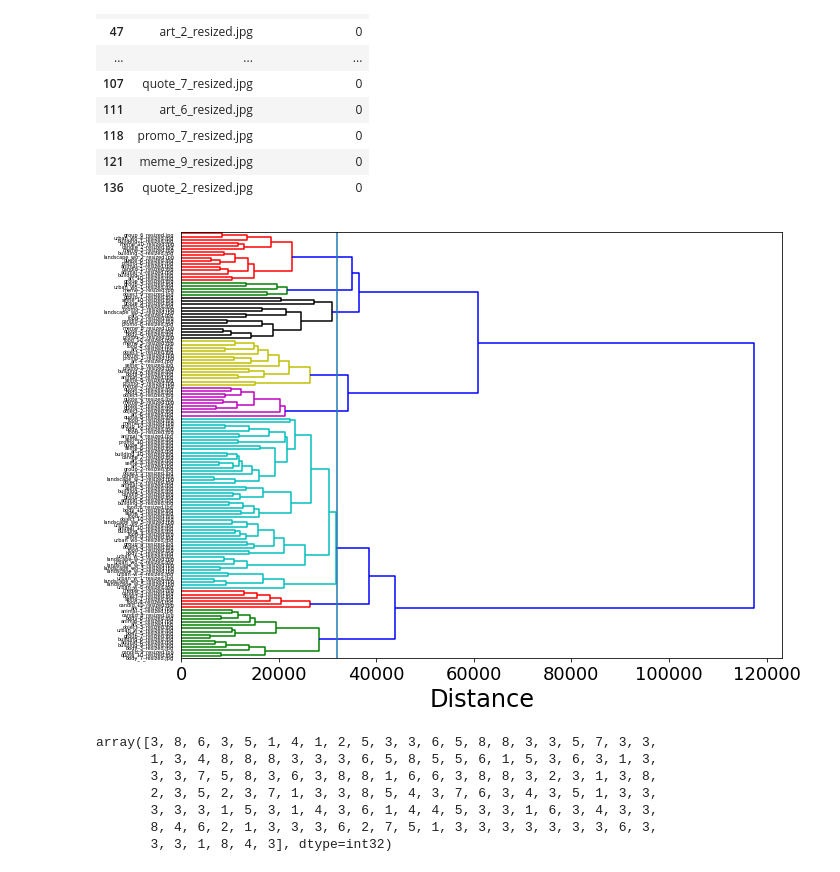
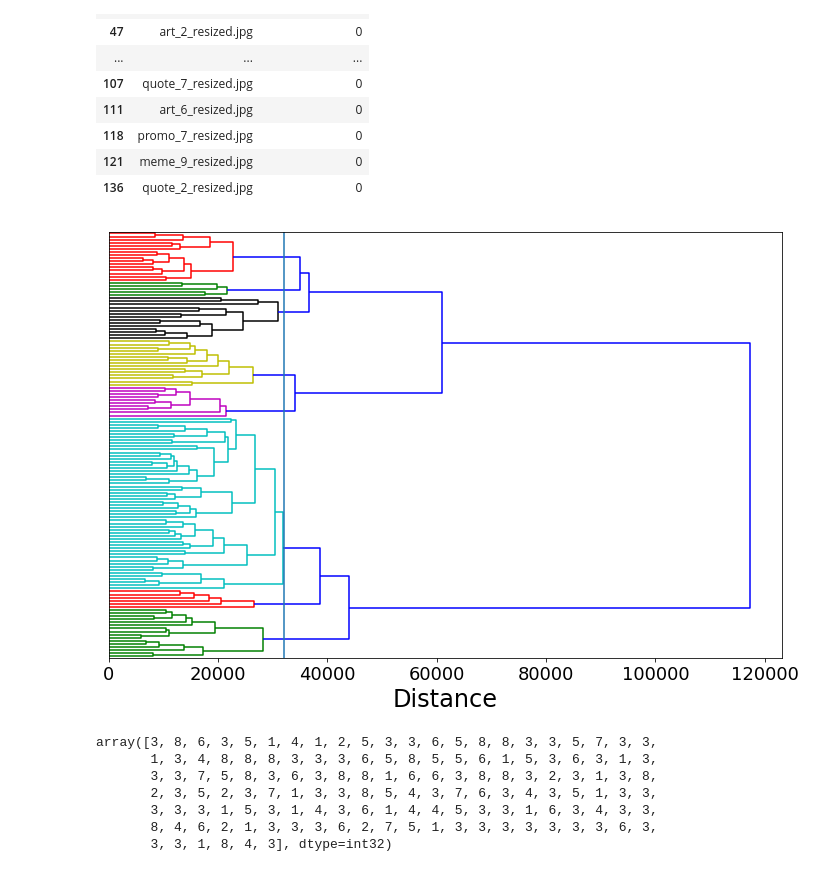
Before and after one commit to jeffreysternberg530/PCV, a Jupyter notebook: alt_pca_whole_sample.ipynb, the cells around one changed output. Saved outputs shown, nothing was run; the diff lists cells and outputs as text; code cells hidden in the pictures.

```diff
--- a/alt_pca_whole_sample.ipynb
+++ b/alt_pca_whole_sample.ipynb
@@ -296,34 +296,35 @@ df[df["k_means_cluster"]==0]
 # %%
 from scipy.cluster.hierarchy import dendrogram, linkage
 from scipy.cluster.hierarchy import fcluster
 from matplotlib import pyplot as plt
 
 linked = linkage(Y_sklearn, 'ward')
 
 max_d = 32000
 clusters = fcluster(linked, max_d, criterion='distance')
 
 df['cluster'] = clusters
 
-labelList = newlist
+# labelList = newlist
+labelList = ['' for i in range(0,138)]
 
 plt.figure(figsize=(10, 7))
 dendrogram(linked,
             orientation='right',
-            labels=labelList,
+            labels = labelList,
             distance_sort='descending',
             show_leaf_counts=True,
             show_contracted=True,
             color_threshold=32000)
 plt.xlabel('Distance', fontsize=24)
 plt.xticks(fontsize = 18)
 plt.tight_layout()  # fixes margins
 
 plt.axvline(x=32000) #plot vertical line
 
 plt.show()
 # %% [output]
-[figure, old version]
+[figure, new version]
 # %%
 clusters
 # %% [output]
```
Also changed, not shown: 1 other file.
